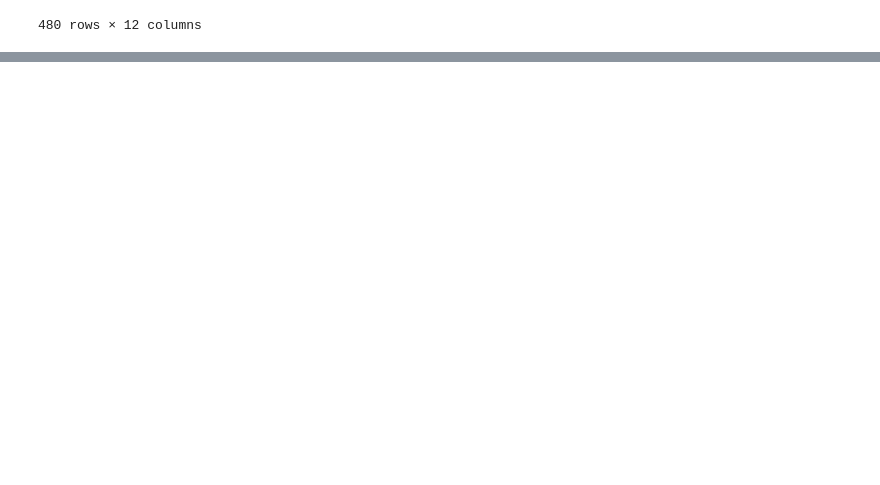
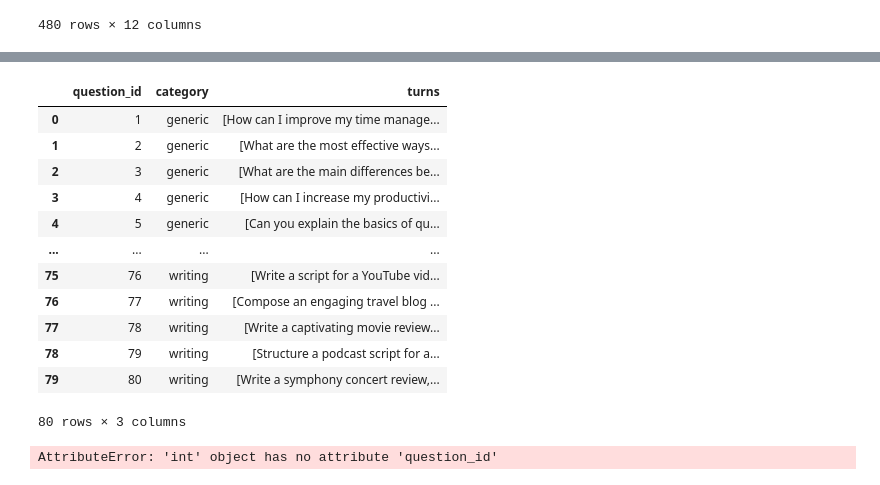
Before and after one commit to kirill-fedyanin/FastChat, a Jupyter notebook: explore.ipynb, the cells around one changed output, grey strips where cells are left out. Drawn from its saved outputs; the diff is of its cells as text; code cells hidden in the pictures; blank space fills up the shorter version.

```diff
--- a/explore.ipynb
+++ b/explore.ipynb
@@ -501,0 +520,18 @@ pairs_2.to_json("fastchat/llm_judge/data/mt_bench/model_judgment/gpt-4_pair.json
+# %%
+
+eng_q = pd.read_json("fastchat/llm_judge/data/vicuna_bench/question_eng.jsonl", lines=True)
+eng_q
+# %% [output]
+|  | question_id | category | turns |
+| 0 | 1 | generic | [How can I improve my time manage... |
+| 1 | 2 | generic | [What are the most effective ways... |
+| 2 | 3 | generic | [What are the main differences be... |
+| 3 | 4 | generic | [How can I increase my productivi... |
+| 4 | 5 | generic | [Can you explain the basics of qu... |
+| ... | ... | ... | ... |
+| 75 | 76 | writing | [Write a script for a YouTube vid... |
+| 76 | 77 | writing | [Compose an engaging travel blog ... |
+| 77 | 78 | writing | [Write a captivating movie review... |
+| 78 | 79 | writing | [Structure a podcast script for a... |
+| 79 | 80 | writing | [Write a symphony concert review,... |
+80 rows × 3 columns
@@ -501,0 +546,8 @@ pairs_2.to_json("fastchat/llm_judge/data/mt_bench/model_judgment/gpt-4_pair.json
+# %%
+def replace(line):
+    prompt = ar_q[ar_q.id == line.question_id].iloc[0].query
+    line.turns[0] = prompt
+    return line
+# eng2 = eng_q.apply(replace)
+# %% [output]
+AttributeError: 'int' object has no attribute 'question_id'
```
Also changed, not shown: parts of 12 cells of this notebook, 4 other files.
